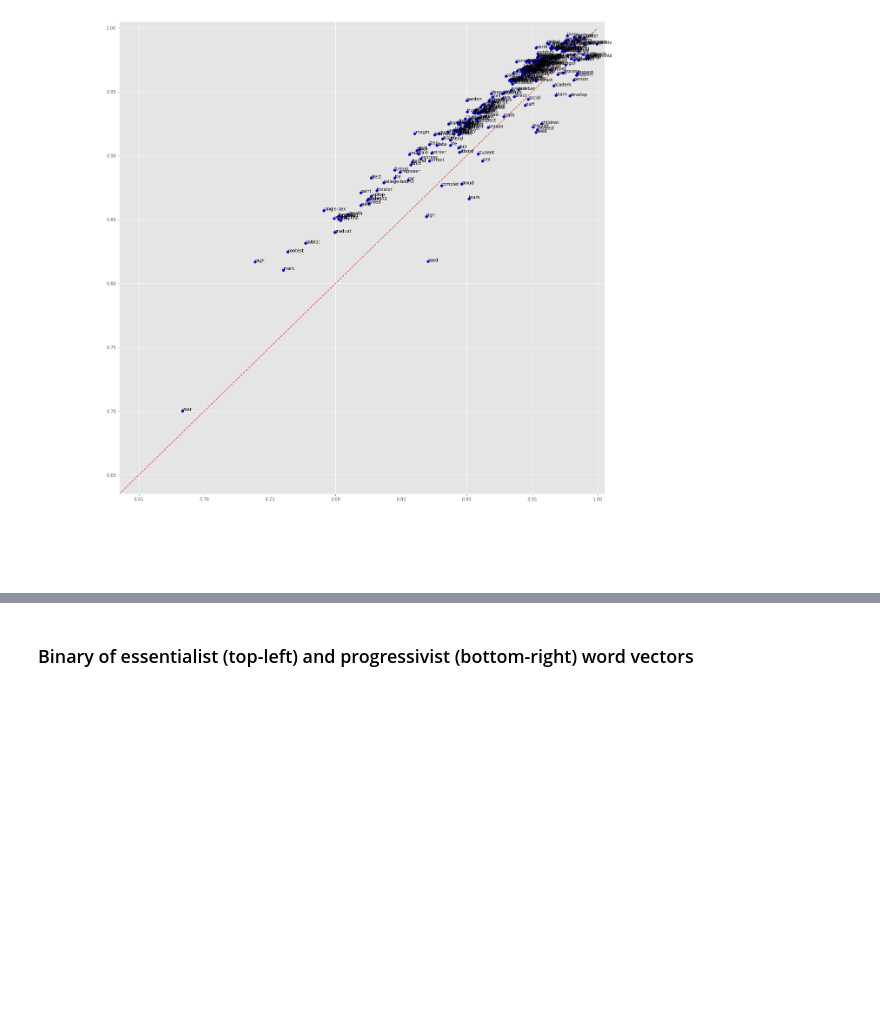
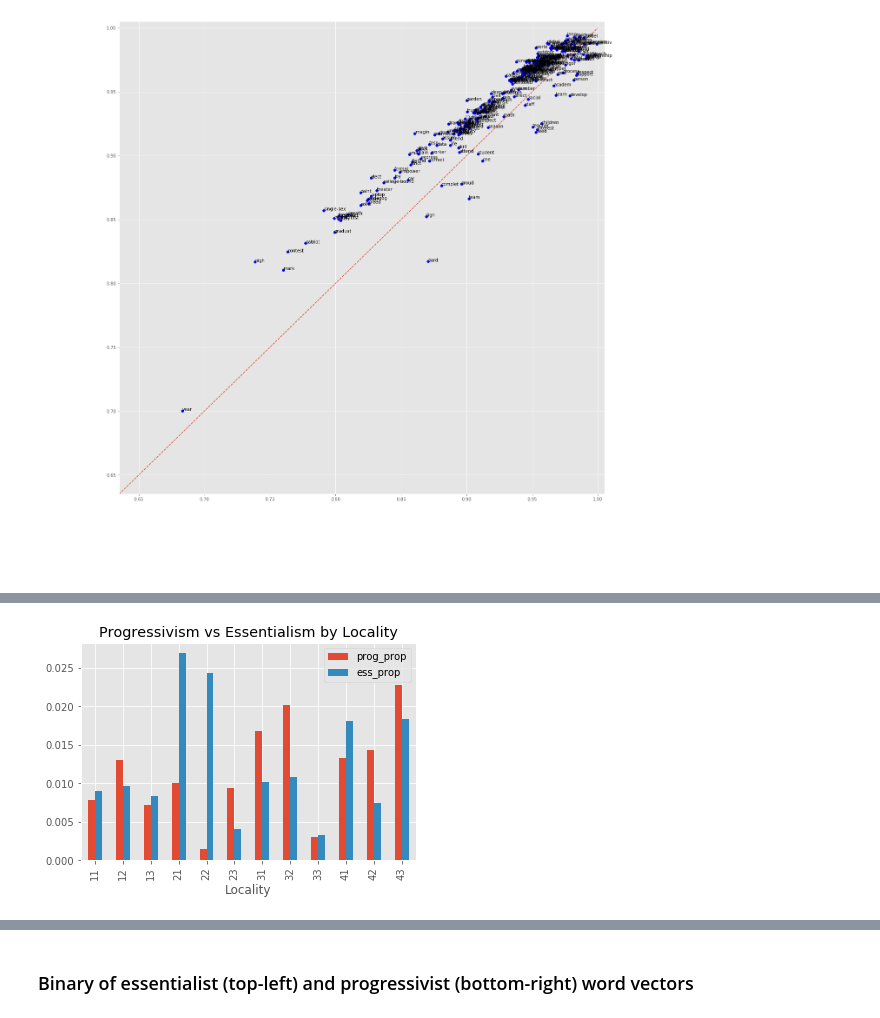
Before and after one commit to comp-strat/text_analysis, a Jupyter notebook: analysis_prelim.ipynb, the cells around one changed output, grey strips where cells are left out. Saved outputs shown, nothing was run; the diff lists cells and outputs as text; code cells hidden in the pictures; blank space fills up the shorter version.

```diff
--- a/analysis_prelim.ipynb
+++ b/analysis_prelim.ipynb
@@ -623,0 +666,7 @@ plt.plot([0, 1], [0, 1], linestyle='--');
+# %%
+grouped_urban = df.groupby('ULOCAL').mean()
+grouped_urban[["prog_prop", "ess_prop"]].plot(kind = 'bar', title='Progressivism vs Essentialism by Locality')
+plt.xlabel("Locality")
+plt.show()
+# %% [output]
+[figure, added]
```
Also changed, not shown: parts of 11 cells of this notebook.
